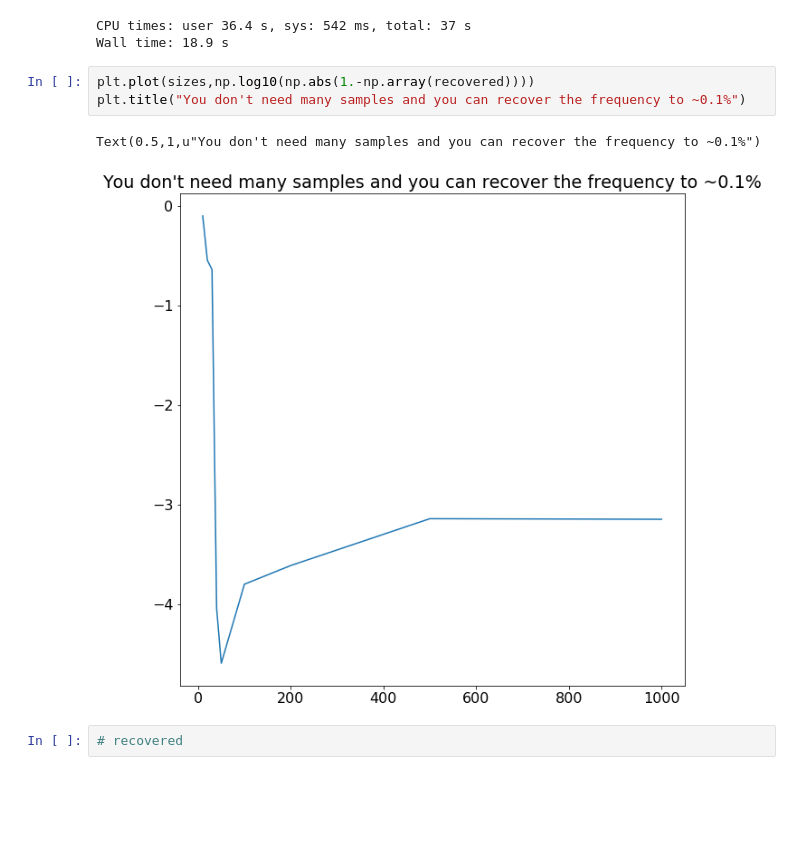
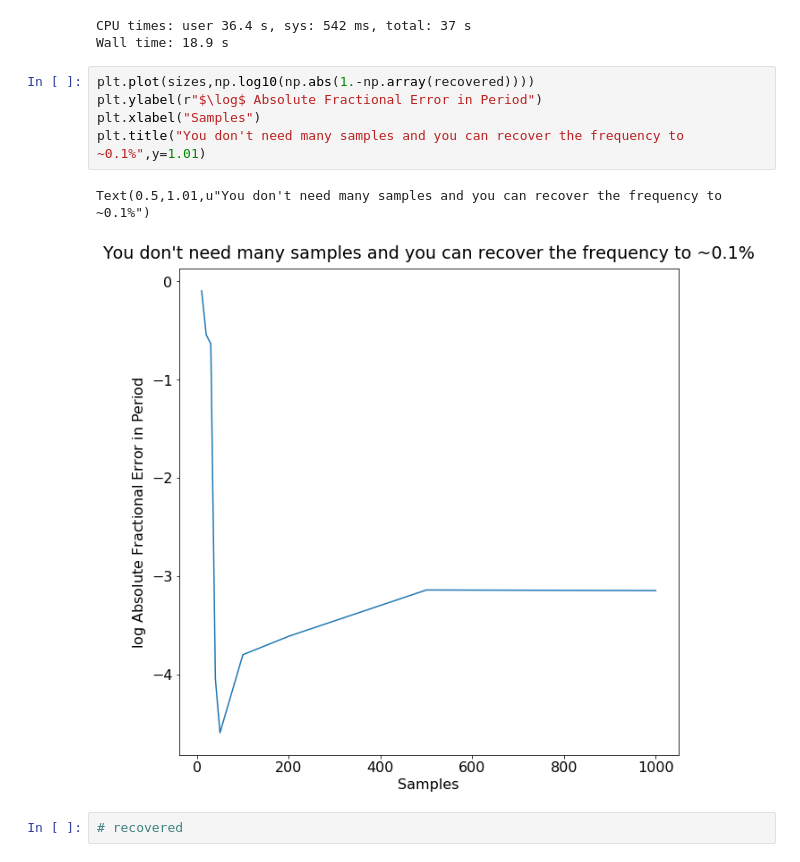
Before and after one commit to benjaminpope/manhattan, a Jupyter notebook: notebooks/basis_pursuit.ipynb, the cells around one changed output. Drawn from its saved outputs; the diff is of its cells as text; blank space fills up the shorter version.

```diff
--- a/notebooks/basis_pursuit.ipynb
+++ b/notebooks/basis_pursuit.ipynb
@@ -136,10 +139,12 @@ CPU times: user 36.4 s, sys: 542 ms, total: 37 s
 Wall time: 18.9 s
 # %%
 plt.plot(sizes,np.log10(np.abs(1.-np.array(recovered))))
-plt.title("You don't need many samples and you can recover the frequency to ~0.1%")
+plt.ylabel(r"$\log$ Absolute Fractional Error in Period")
+plt.xlabel("Samples")
+plt.title("You don't need many samples and you can recover the frequency to ~0.1%",y=1.01)
 # %% [output]
-Text(0.5,1,u"You don't need many samples and you can recover the frequency to ~0.1%")
+Text(0.5,1.01,u"You don't need many samples and you can recover the frequency to ~0.1%")
-[figure, old version]
+[figure, new version]
 # %%
 # recovered
 # %% [markdown]
```
Also changed, not shown: parts of 5 cells of this notebook.
